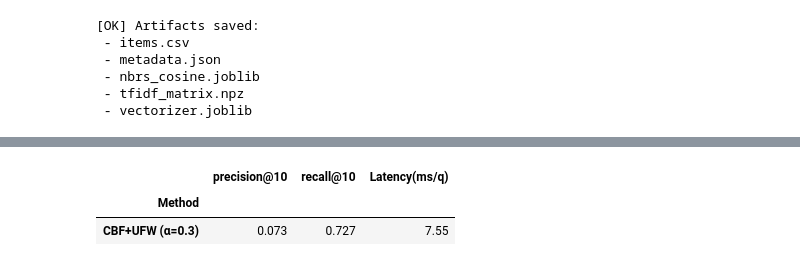
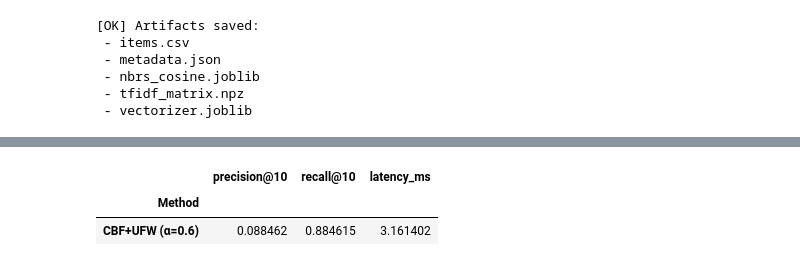
Before and after one commit to ferrikrisdiantoro/Recommeder-System-Eco-Destination-CBF, a Jupyter notebook: notebook/indo_ecotourism_cbf_ufw.ipynb, the cells around one changed output, grey strips where cells are left out. Saved outputs shown, nothing was run; the diff lists cells and outputs as text; code cells hidden in the pictures.

```diff
--- a/notebook/indo_ecotourism_cbf_ufw.ipynb
+++ b/notebook/indo_ecotourism_cbf_ufw.ipynb
@@ -361,70 +331,37 @@ Di akhir, ditampilkan **penjelasan metrik** dan **justifikasi** pemilihan UFW.
 # %%
-from IPython.display import display, Markdown as _MD
-import pandas as pd
-import numpy as np
-import time
+# Buat queries evaluasi
+EVAL_QUERIES = build_eval_queries(df, max_queries=300)
+print(f"[Eval] Jumlah queries: {len(EVAL_QUERIES)}")
 
-# Pastikan K_EVAL ada
-K_EVAL = globals().get("K_EVAL", 10)
+# Simulasi liked items (ambil 3 item dari kategori terbanyak)
+top_categories = df["category"].fillna("").apply(lambda s: str(s).split(",")[0].strip())
+dominant_cat = top_categories.value_counts().index[0] if len(top_categories.value_counts()) > 0 else ""
+LIKED_IDX = df.index[top_categories == dominant_cat].tolist()[:3] if dominant_cat else []
+print(f"[Eval] Pseudo-liked indices (kategori: '{dominant_cat}'): {LIKED_IDX}")
 
-# 1) Bangun kueri evaluasi (synthetic)
-EVAL_QUERIES = build_eval_queries(df, max_per_item=2, max_queries=300)
-print(f"[Eval] jumlah queries: {len(EVAL_QUERIES)} | K_EVAL={K_EVAL}")
+# Gunakan alpha tetap = 0.6 (SIMPLIFIED - tanpa tuning)
+ALPHA = 0.6
 
-# 2) Pseudo-liked indices (simulasi preferensi sederhana)
-top_cat = df["category"].fillna("").apply(lambda s: str(s).split(",")[0].strip())
-dom_cat = top_cat.value_counts().index.tolist()[0] if len(top_cat.value_counts()) else ""
-LIKED_IDX = df.index[top_cat == dom_cat].tolist()[:3] if dom_cat else []
-print(f"[Eval] pseudo-liked indices (kategori dominan='{dom_cat}'): {LIKED_IDX}")
+# Jalankan evaluasi
+metrics = evaluate(EVAL_QUERIES, LIKED_IDX, alpha=ALPHA, k=K_EVAL)
 
-# 3) Tuning kecil α (pilih terbaik berdasar precision@K; tie-break: recall lalu latency)
-alpha_grid = [0.3, 0.5, 0.6, 0.8]
-best_alpha, best_metrics = None, None
+# Tampilkan hasil
+results_df = pd.DataFrame([{
+    "Method": f"CBF+UFW (α={ALPHA})",
+    **metrics
+}]).set_index("Method")
 
-for a in alpha_grid:
-    m = eval_ufw_pr_re_latency(EVAL_QUERIES, LIKED_IDX, alpha=a, k=K_EVAL)
-    if best_metrics is None:
-        best_alpha, best_metrics = a, m
-    else:
-        p_key = f"precision@{K_EVAL}"
-        r_key = f"recall@{K_EVAL}"
-        better = False
-        if m[p_key] > best_metrics[p_key]:
-            better = True
-        elif m[p_key] == best_metrics[p_key]:
-            if m[r_key] > best_metrics[r_key]:
-                better = True
-            elif m[r_key] == best_metrics[r_key]:
-                if m["Latency(ms/q)"] < best_metrics["Latency(ms/q)"]:
-                    better = True
-        if better:
-            best_alpha, best_metrics = a, m
+print("\n=== HASIL EVALUASI ===")
+display(results_df)
 
-# 4) Tampilkan hasil akhir
-row = {"Method": f"CBF+UFW (α={best_alpha})", **best_metrics}
-res_df = pd.DataFrame([row]).set_index("Method")
-order_cols = [f"precision@{K_EVAL}", f"recall@{K_EVAL}", "Latency(ms/q)"]
-res_df = res_df.reindex(columns=order_cols)
+# Penjelasan
+explanation = f"""
+### ℹ️ Penjelasan Metrik
+- **Precision@{K_EVAL}**: Proporsi item relevan di Top-{K_EVAL} (1/{K_EVAL} jika GT ada, 0 jika tidak)
+- **Recall@{K_EVAL}**: 1 jika ground truth muncul di Top-{K_EVAL}, 0 jika tidak
+- **Latency (ms)**: Rata-rata waktu ranking per query
 
-try:
-    display(
-        res_df.style.format({
-            f"precision@{K_EVAL}":"{:.3f}",
-            f"recall@{K_EVAL}":"{:.3f}",
-            "Latency(ms/q)":"{:.2f}",
-        }).background_gradient(cmap="Blues")
-    )
-except Exception:
-    display(res_df)
-
-# 5) Penjelasan singkat
-md = f"""
-### ℹ️ Metrik yang ditampilkan
-- **Precision@{K_EVAL}** — untuk 1 GT per query, nilainya 1/{K_EVAL} jika GT muncul di Top-{K_EVAL}, kalau tidak 0.
-- **Recall@{K_EVAL}** — 1 bila GT muncul di Top-{K_EVAL}, kalau tidak 0.
-- **Latency (ms/query)** — rata-rata waktu melakukan ranking per query (lebih kecil lebih baik).
-
-Terpilih **α = {best_alpha}** berdasarkan **Precision@{K_EVAL}** (tie-break: Recall lalu Latency).
+**Alpha = {ALPHA}** dipilih sebagai nilai default yang memberikan keseimbangan antara query similarity dan user preference.
 """
-display(_MD(md))
+display(Markdown(explanation))
 # %% [output]
@@ -433,4 +372,4 @@ display(_MD(md))
-|  | precision@10 | recall@10 | Latency(ms/q) |
+|  | precision@10 | recall@10 | latency_ms |
 | Method |  |  |  |
-| CBF+UFW (α=0.3) | 0.073 | 0.727 | 7.55 |
+| CBF+UFW (α=0.6) | 0.088462 | 0.884615 | 3.161402 |
 
```
Also changed, not shown: parts of 14 cells of this notebook, 4 other files.
